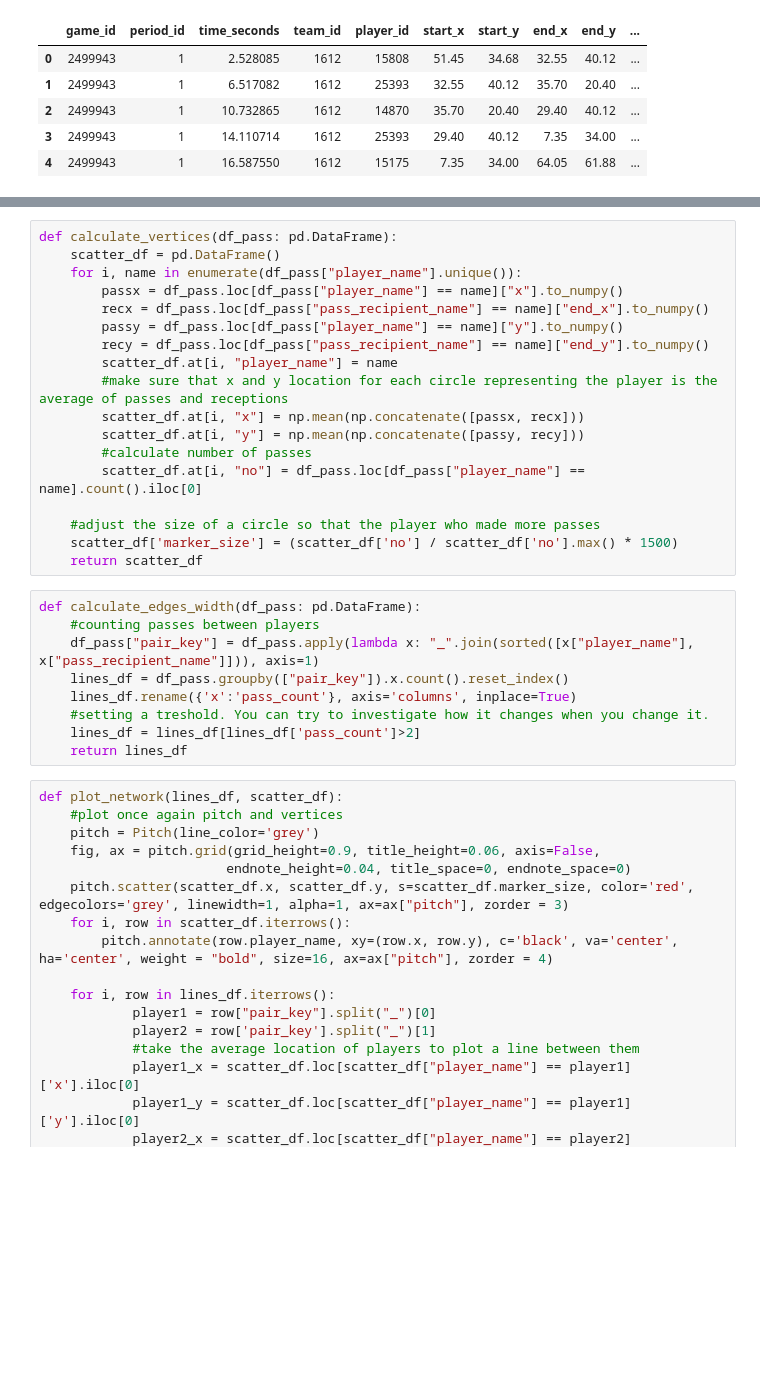
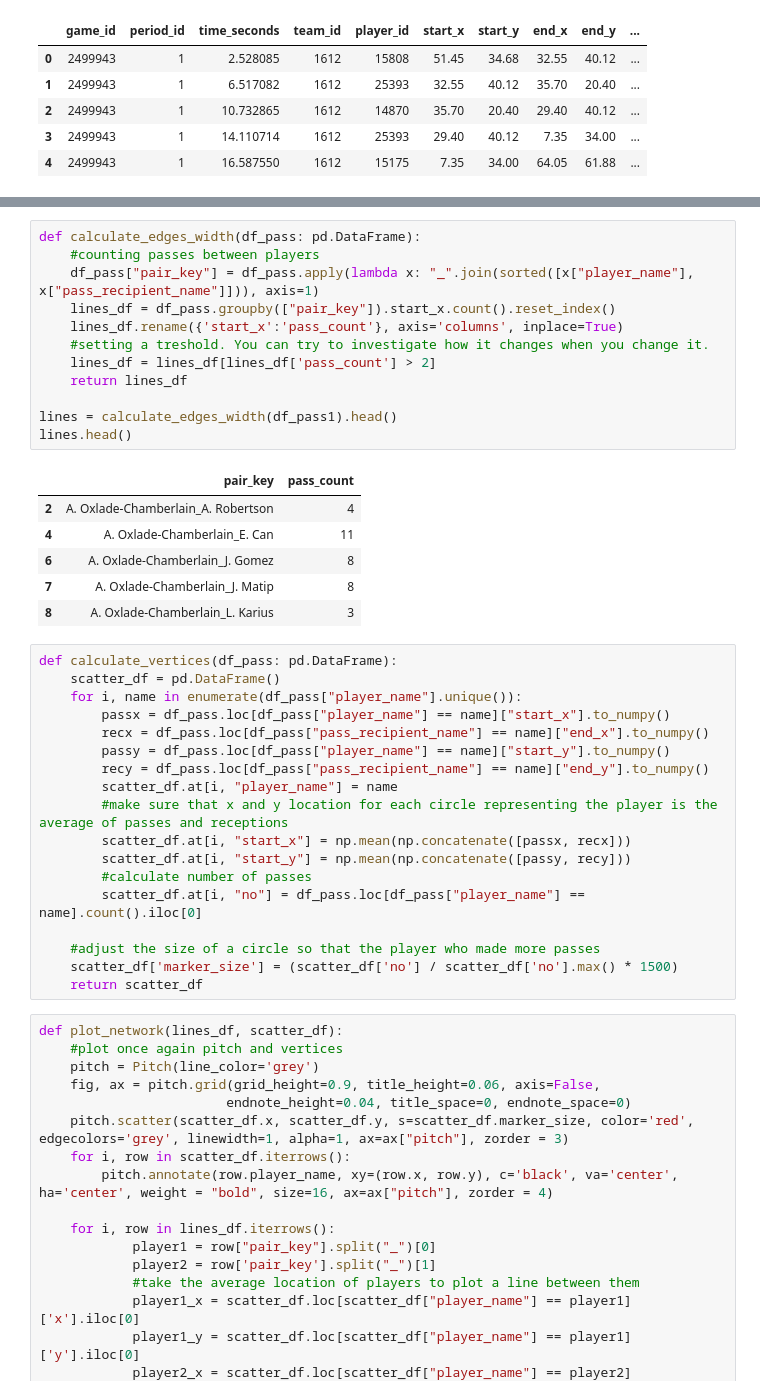
Before and after one commit to paduathiago/Data-Science-Applied-to-Soccer, a Jupyter notebook: Activities/ativ_3.ipynb, the cells around one changed output, grey strips where cells are left out. Saved outputs shown, nothing was run; the diff lists cells and outputs as text; blank space fills up the shorter version.

```diff
--- a/Activities/ativ_3.ipynb
+++ b/Activities/ativ_3.ipynb
@@ -311,33 +315,43 @@ def prepare_data(df: pd.DataFrame):
 | 2 | 35.70 | 20.40 | 29.40 | 40.12 | 14870 | 25393.0 | J. Matip | D. Lovren |
 | 3 | 29.40 | 40.12 | 7.35 | 34.00 | 25393 | 15175.0 | D. Lovren | L. Karius |
 | 6 | 33.60 | 12.92 | 29.40 | 27.20 | 18550 | 14870.0 | E. Can | J. Matip |
+# %%
+def calculate_edges_width(df_pass: pd.DataFrame):
+    #counting passes between players
+    df_pass["pair_key"] = df_pass.apply(lambda x: "_".join(sorted([x["player_name"], x["pass_recipient_name"]])), axis=1)
+    lines_df = df_pass.groupby(["pair_key"]).start_x.count().reset_index()
+    lines_df.rename({'start_x':'pass_count'}, axis='columns', inplace=True)
+    #setting a treshold. You can try to investigate how it changes when you change it.
+    lines_df = lines_df[lines_df['pass_count'] > 2]
+    return lines_df
+
+lines = calculate_edges_width(df_pass1).head()
+lines.head()
+# %% [output]
+|  | pair_key | pass_count |
+| 2 | A. Oxlade-Chamberlain_A. Robertson | 4 |
+| 4 | A. Oxlade-Chamberlain_E. Can | 11 |
+| 6 | A. Oxlade-Chamberlain_J. Gomez | 8 |
+| 7 | A. Oxlade-Chamberlain_J. Matip | 8 |
+| 8 | A. Oxlade-Chamberlain_L. Karius | 3 |
 # %%
 def calculate_vertices(df_pass: pd.DataFrame):
     scatter_df = pd.DataFrame()
     for i, name in enumerate(df_pass["player_name"].unique()):
-        passx = df_pass.loc[df_pass["player_name"] == name]["x"].to_numpy()
+        passx = df_pass.loc[df_pass["player_name"] == name]["start_x"].to_numpy()
         recx = df_pass.loc[df_pass["pass_recipient_name"] == name]["end_x"].to_numpy()
-        passy = df_pass.loc[df_pass["player_name"] == name]["y"].to_numpy()
+        passy = df_pass.loc[df_pass["player_name"] == name]["start_y"].to_numpy()
         recy = df_pass.loc[df_pass["pass_recipient_name"] == name]["end_y"].to_numpy()
         scatter_df.at[i, "player_name"] = name
         #make sure that x and y location for each circle representing the player is the average of passes and receptions
-        scatter_df.at[i, "x"] = np.mean(np.concatenate([passx, recx]))
-        scatter_df.at[i, "y"] = np.mean(np.concatenate([passy, recy]))
+        scatter_df.at[i, "start_x"] = np.mean(np.concatenate([passx, recx]))
+        scatter_df.at[i, "start_y"] = np.mean(np.concatenate([passy, recy]))
         #calculate number of passes
         scatter_df.at[i, "no"] = df_pass.loc[df_pass["player_name"] == name].count().iloc[0]
 
     #adjust the size of a circle so that the player who made more passes
     scatter_df['marker_size'] = (scatter_df['no'] / scatter_df['no'].max() * 1500)
     return scatter_df
-# %%
-def calculate_edges_width(df_pass: pd.DataFrame):
-    #counting passes between players
-    df_pass["pair_key"] = df_pass.apply(lambda x: "_".join(sorted([x["player_name"], x["pass_recipient_name"]])), axis=1)
-    lines_df = df_pass.groupby(["pair_key"]).x.count().reset_index()
-    lines_df.rename({'x':'pass_count'}, axis='columns', inplace=True)
-    #setting a treshold. You can try to investigate how it changes when you change it.
-    lines_df = lines_df[lines_df['pass_count']>2]
-    return lines_df
 # %%
 def plot_network(lines_df, scatter_df):
     #plot once again pitch and vertices
```
Also changed, not shown: parts of 2 cells of this notebook.
